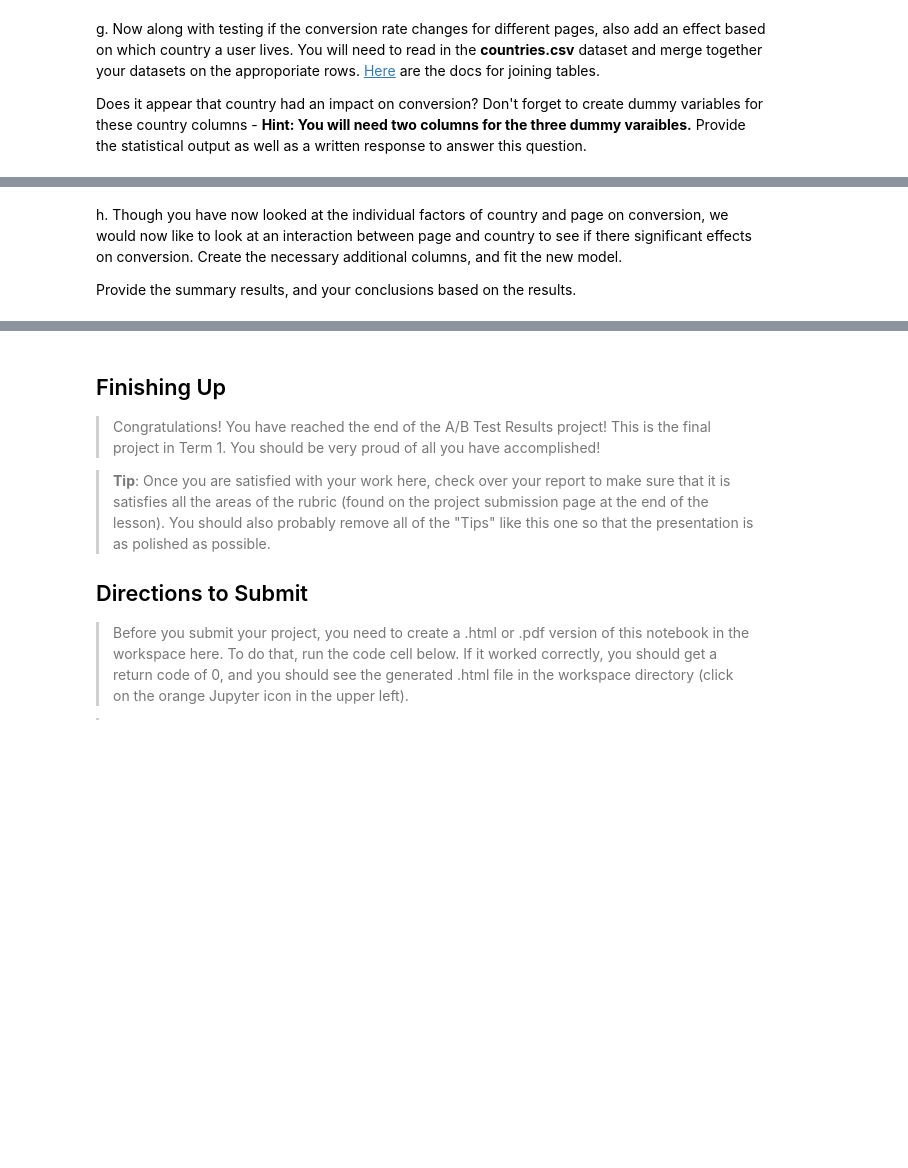
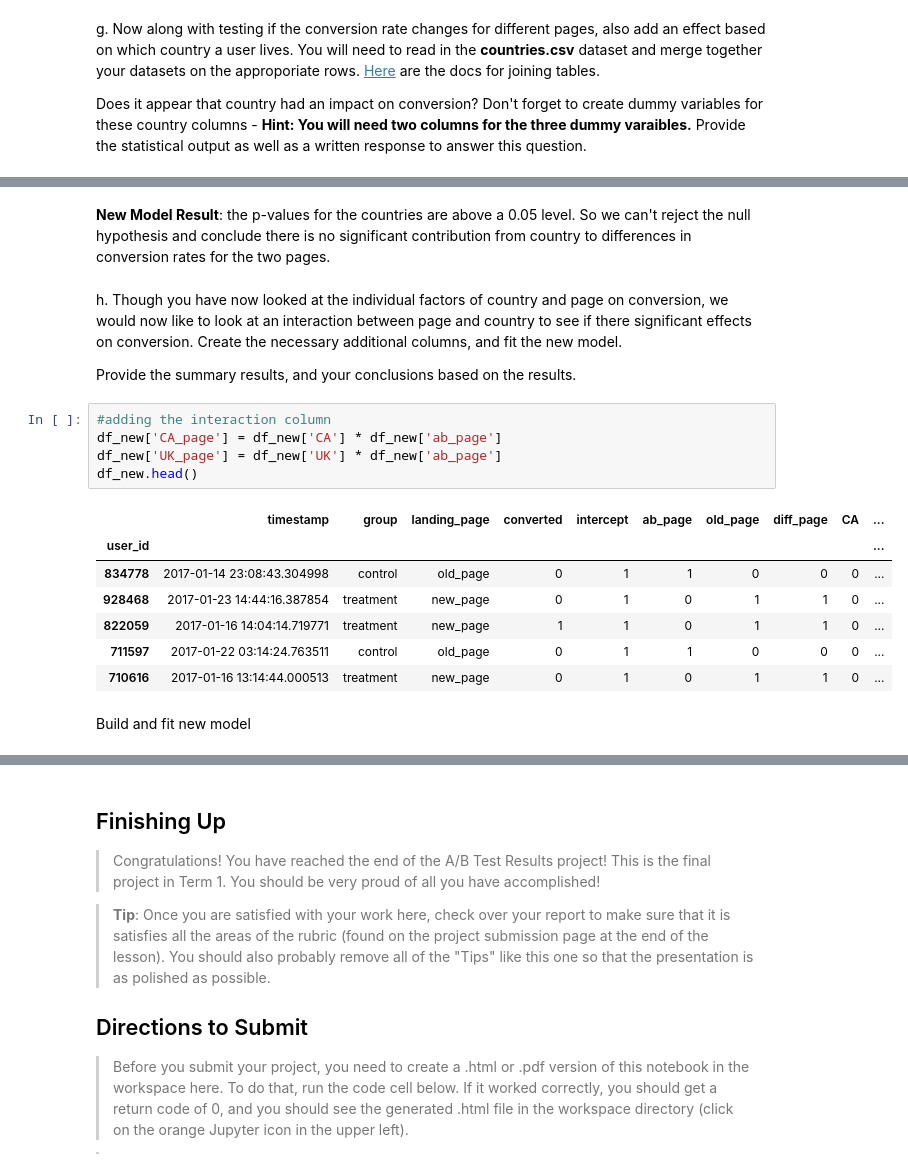
Before and after one commit to jennatang/Analyze-A-B-test, a Jupyter notebook: Analyze_ab_test_results_notebook.ipynb, the cells around one changed output, grey strips where cells are left out. Cells and saved outputs as stored; diff of their text form; blank space fills up the shorter version.

```diff
--- a/Analyze_ab_test_results_notebook.ipynb
+++ b/Analyze_ab_test_results_notebook.ipynb
@@ -356,4 +472,21 @@ Does it appear that country had an impact on conversion?  Don't forget to create
+# %% [markdown]
+**New Model Result**: the p-values for the countries are above a 0.05 level. So we can't reject the null hypothesis and conclude there is no significant contribution from country to differences in conversion rates for the two pages.
 # %% [markdown]
 h. Though you have now looked at the individual factors of country and page on conversion, we would now like to look at an interaction between page and country to see if there significant effects on conversion.  Create the necessary additional columns, and fit the new model.
 
 Provide the summary results, and your conclusions based on the results.
+# %%
+#adding the interaction column
+df_new['CA_page'] = df_new['CA'] * df_new['ab_page']
+df_new['UK_page'] = df_new['UK'] * df_new['ab_page']
+df_new.head()
+# %% [output]
+|  | timestamp | group | landing_page | converted | intercept | ab_page | old_page | diff_page | CA | ... |
+| user_id |  |  |  |  |  |  |  |  |  | ... |
+| 834778 | 2017-01-14 23:08:43.304998 | control | old_page | 0 | 1 | 1 | 0 | 0 | 0 | ... |
+| 928468 | 2017-01-23 14:44:16.387854 | treatment | new_page | 0 | 1 | 0 | 1 | 1 | 0 | ... |
+| 822059 | 2017-01-16 14:04:14.719771 | treatment | new_page | 1 | 1 | 0 | 1 | 1 | 0 | ... |
+| 711597 | 2017-01-22 03:14:24.763511 | control | old_page | 0 | 1 | 1 | 0 | 0 | 0 | ... |
+| 710616 | 2017-01-16 13:14:44.000513 | treatment | new_page | 0 | 1 | 0 | 1 | 1 | 0 | ... |
+# %% [markdown]
+Build and fit new model
```
Also changed, not shown: parts of 23 cells of this notebook.
